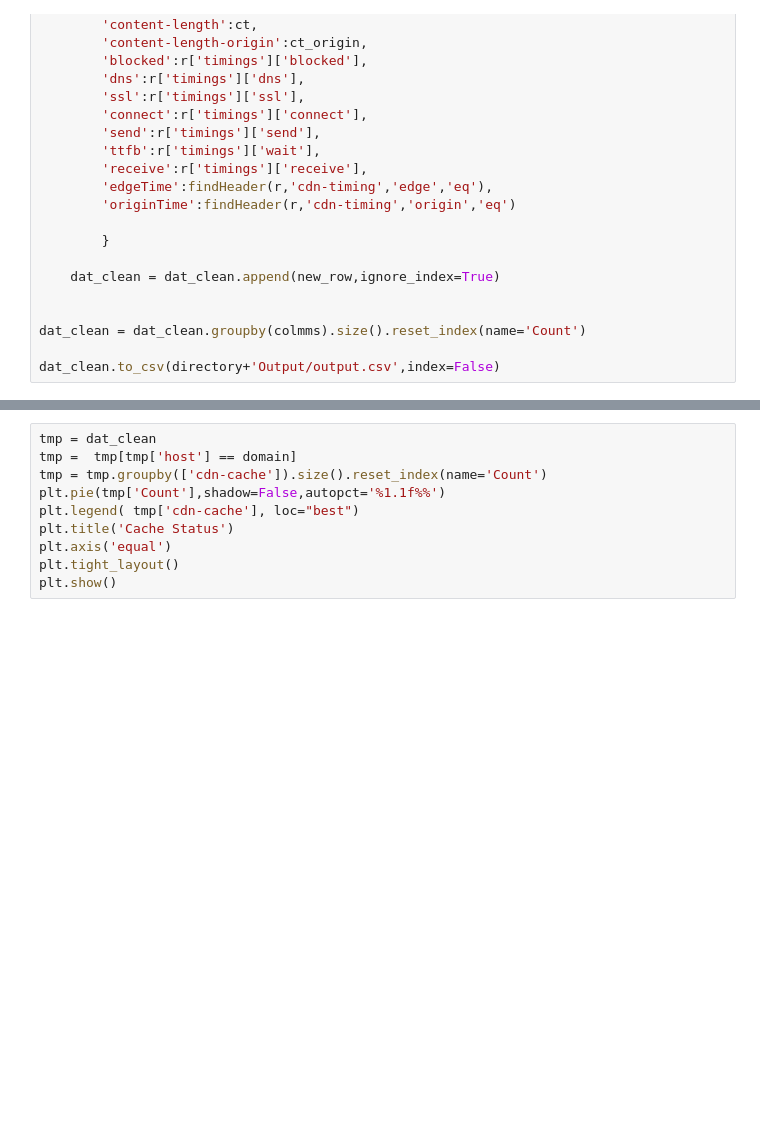
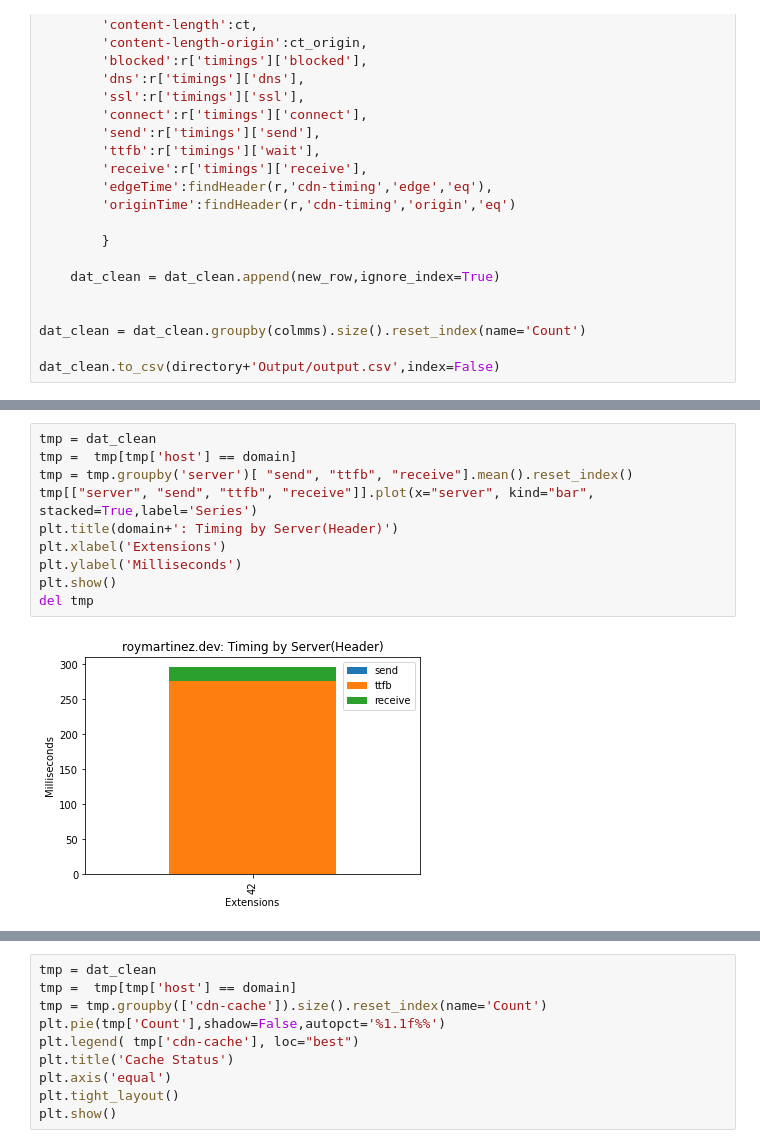
Before and after one commit to roymartinezblanco/HTTP-HAR-Exploratory-Analysis, a Jupyter notebook: Har Analysis.ipynb, the cells around one changed output, grey strips where cells are left out. Cells and saved outputs as stored; diff of their text form; blank space fills up the shorter version.

```diff
--- a/Har Analysis.ipynb
+++ b/Har Analysis.ipynb
@@ -129,0 +161,12 @@ dat_clean.to_csv(directory+'Output/output.csv',index=False)
+# %%
+tmp = dat_clean
+tmp =  tmp[tmp['host'] == domain]
+tmp = tmp.groupby('server')[ "send", "ttfb", "receive"].mean().reset_index()
+tmp[["server", "send", "ttfb", "receive"]].plot(x="server", kind="bar", stacked=True,label='Series')
+plt.title(domain+': Timing by Server(Header)')
+plt.xlabel('Extensions')
+plt.ylabel('Milliseconds')
+plt.show()
+del tmp
+# %% [output]
+[figure, added]
```
Also changed, not shown: parts of 37 cells of this notebook.
